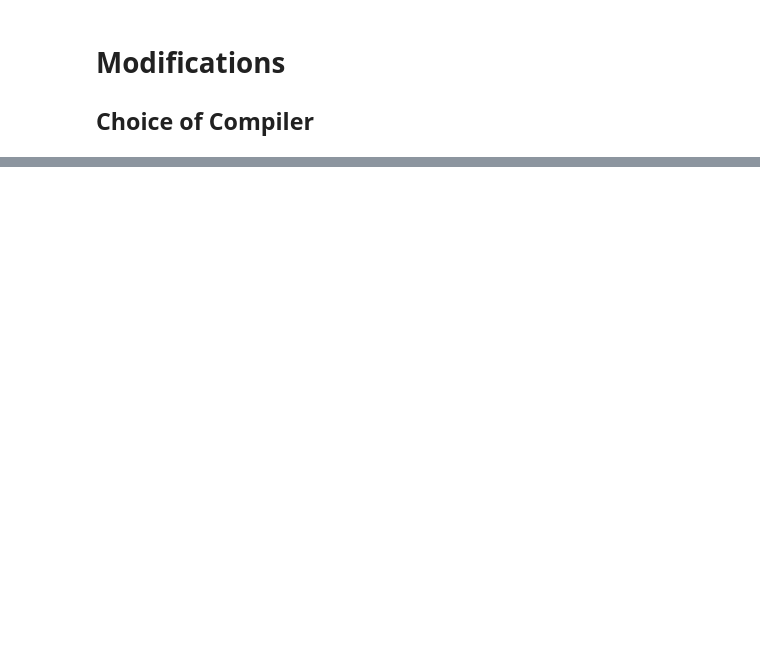
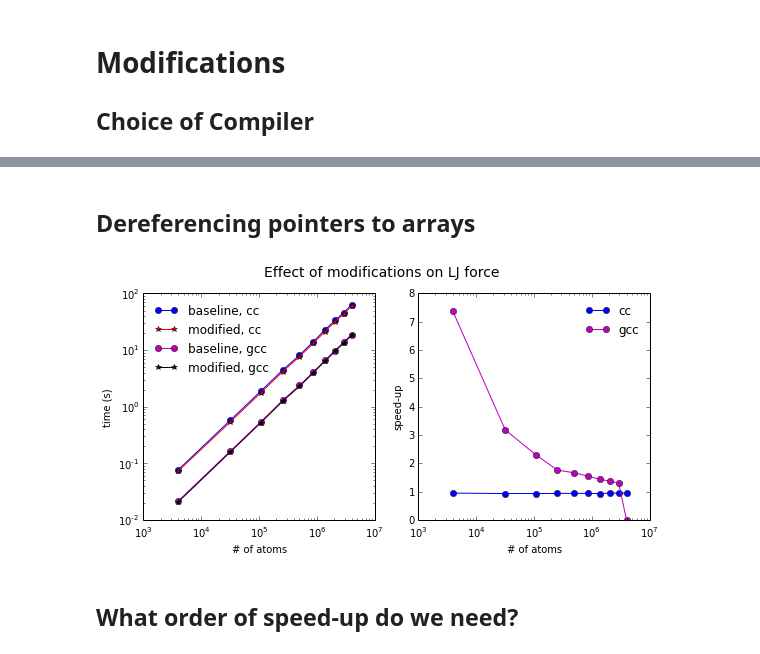
Before and after one commit to shigh/CoMD, a Jupyter notebook: plots.ipynb, the cells around one changed output, grey strips where cells are left out. Drawn from its saved outputs; the diff is of its cells as text; code cells hidden in the pictures; blank space fills up the shorter version.

```diff
--- a/plots.ipynb
+++ b/plots.ipynb
@@ -134,0 +171,51 @@ Choice of Compiler
+# %% [markdown]
+Dereferencing pointers to arrays
+--------------------------------
+# %%
+cc_opt_files = glob(r"./performance/forceLJ/optim/cc/*.yaml")
+cc_opt = results_df(cc_opt_files)
+cc_opt = cc_opt[(cc_opt.function=='force')].sort('totalatoms')
+
+cc_opt_natoms = cc_opt.totalatoms
+cc_opt_force = cc_opt.maxtime / (cc_opt.nsteps.unique() + 1.0)
+
+gcc_opt_files = glob(r"./performance/forceLJ/optim/gcc/*.yaml")
+gcc_opt = results_df(gcc_opt_files)
+gcc_opt = gcc_opt[(gcc_opt.function=='force')].sort('totalatoms')
+
+gcc_opt_natoms = gcc_opt.totalatoms
+gcc_opt_force = gcc_opt.maxtime / (gcc_opt.nsteps.unique() + 1.0)
+
+# Plot
+fig = plt.figure(figsize=(8.0, 4.25))
+fig.suptitle("Effect of modifications on LJ force", fontsize=14)
+gs = gridspec.GridSpec(1, 2)
+ax1 = plt.subplot(gs[0, 0])
+ax2 = plt.subplot(gs[0, 1])
+
+ax1.loglog(cc_natoms, cc_force, 'o-b', label='baseline, cc')
+ax1.loglog(cc_opt_natoms, cc_opt_force, '-*r', label='modified, cc')
+
+ax1.loglog(gcc_natoms, gcc_force, 'o-m', label='baseline, gcc')
+ax1.loglog(gcc_opt_natoms, gcc_opt_force, '-*k', label='modified, gcc')
+
+ax1.set_xlim(1e3, 1e7)
+ax1.legend(loc='upper left', frameon=False)
+ax1.set_xlabel("# of atoms")
+ax1.set_ylabel("time (s)")
+
+ax2.semilogx(cc_natoms, cc_opt_force / cc_force, 'o-b', label='cc')
+ax2.semilogx(cc_natoms, gcc_opt_force / gcc_force, 'o-m', label='gcc')
+ax2.set_xlim(1e3, 1e7)
+ax2.set_ylim(0, 8)
+ax2.legend(loc='upper right', frameon=False)
+ax2.set_xlabel("# of atoms")
+ax2.set_ylabel("speed-up")
+
+gs.tight_layout(fig, rect=[0, 0, 1, 0.95])
+fig.savefig('figs/modified_forceLJ.pdf', dpi=200)
+# %% [output]
+[figure, added]
+# %% [markdown]
+What order of speed-up do we need?
+---------------------------------
```
Also changed, not shown: parts of 3 cells of this notebook, 7 other files.
